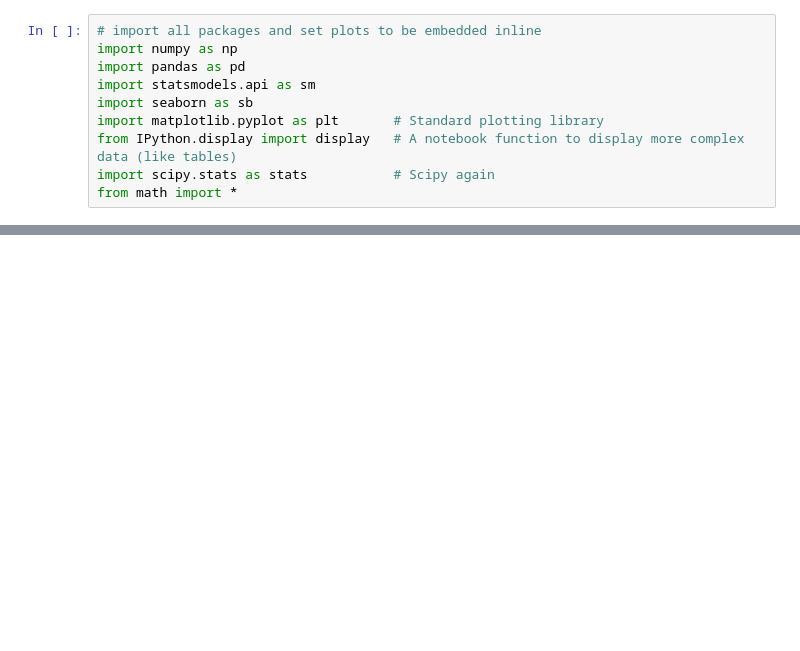
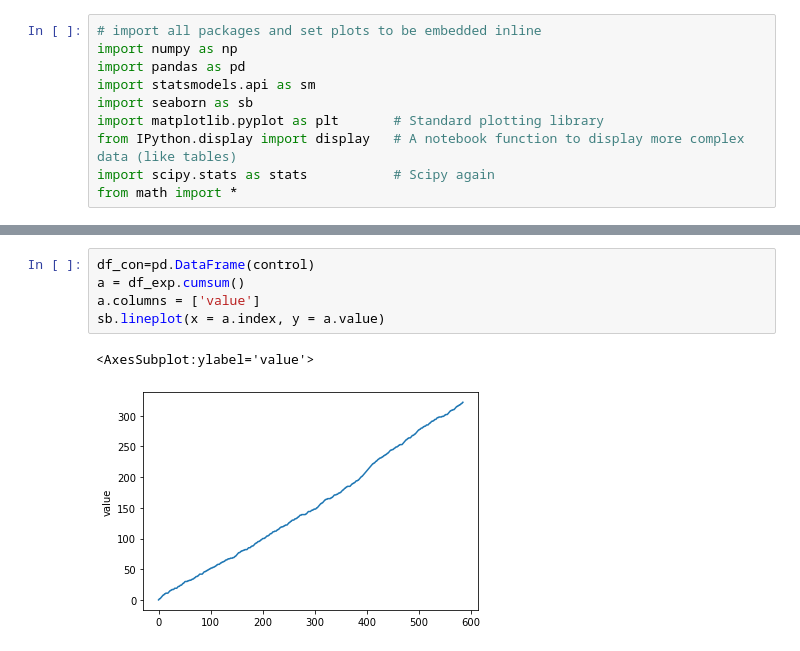
Before and after one commit to smegnshd/AdSmart_campaign, a Jupyter notebook: sequential_ABtest.ipynb, the cells around one changed output, grey strips where cells are left out. Drawn from its saved outputs; the diff is of its cells as text; blank space fills up the shorter version.

```diff
--- a/sequential_ABtest.ipynb
+++ b/sequential_ABtest.ipynb
@@ -26,0 +284,8 @@ df.head(10)
+# %%
+df_con=pd.DataFrame(control)
+a = df_exp.cumsum()
+a.columns = ['value']
+sb.lineplot(x = a.index, y = a.value)
+# %% [output]
+<AxesSubplot:ylabel='value'>
+[figure, added]
```
Also changed, not shown: parts of 11 cells of this notebook.
